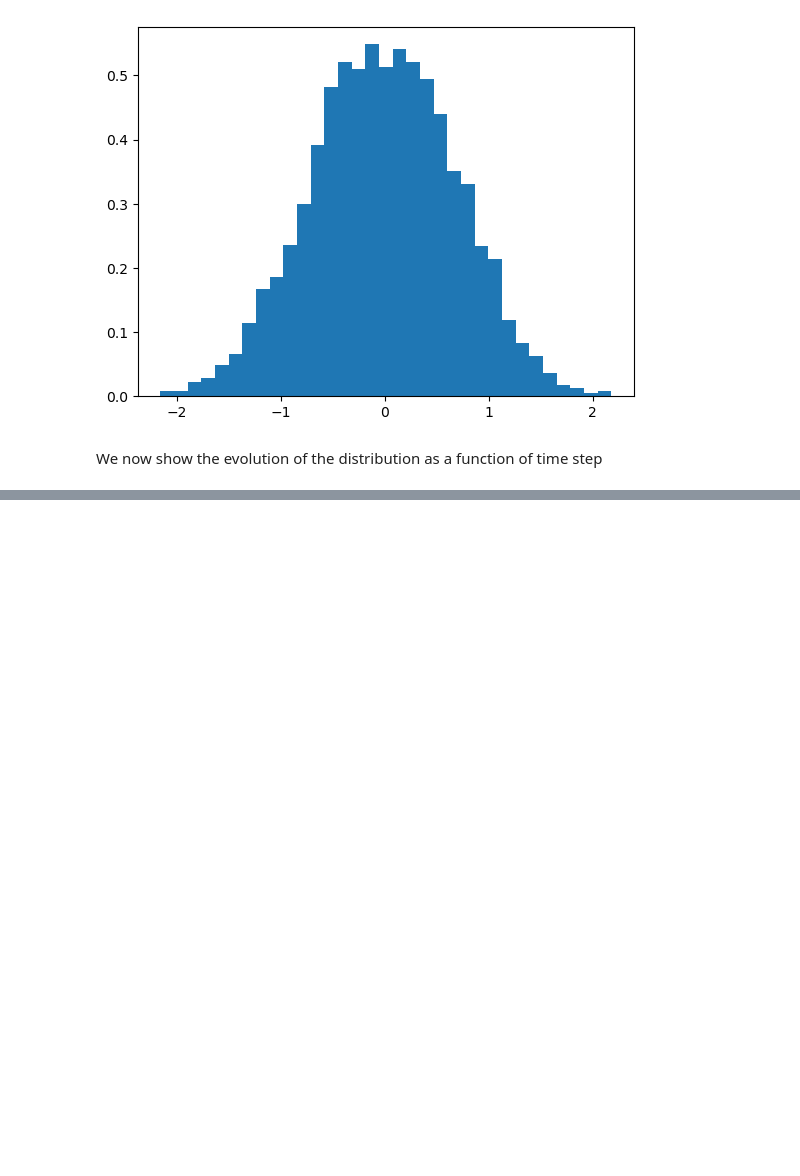
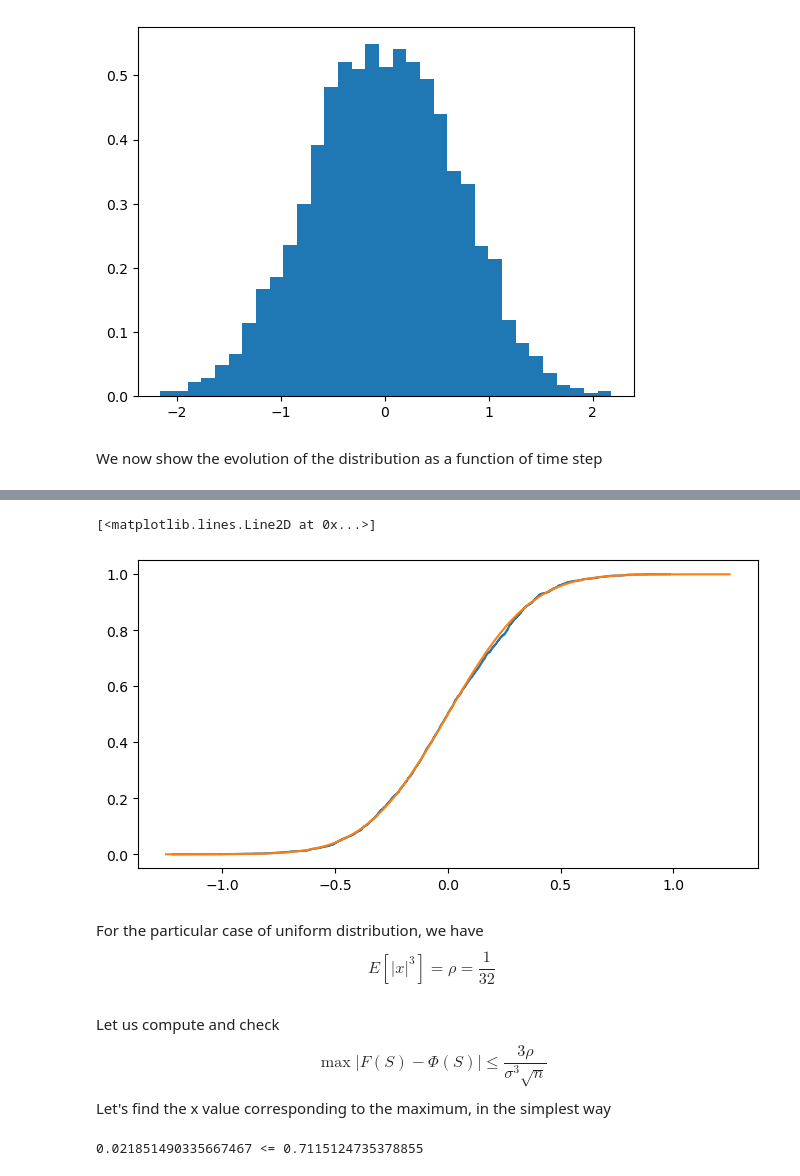
Before and after one commit to feynance/Random_walks, a Jupyter notebook: Random_walks.ipynb, the cells around one changed output, grey strips where cells are left out. Drawn from its saved outputs; the diff is of its cells as text; code cells hidden in the pictures; blank space fills up the shorter version.

```diff
--- a/Random_walks.ipynb
+++ b/Random_walks.ipynb
@@ -143 +145,3 @@ Let's check if at the end of the walk we end up with a Gaussian-like distributio
+# %%
+variance = 1/12              # for a uniform distribution with witdh 1
 # %%
@@ -149,0 +179,14 @@ plt.plot(xx, 1/(np.sqrt(2*np.pi*1/12*lenght))*np.exp(-xx**2/(2*1/12*lenght)), co
+# %%
+fig, ax = plt.subplots(figsize=(8,4))
+xx = np.linspace(-1.25, 1.25, 1000)
+
+F = ecdf(S[-1,:] / np.sqrt(lenght))         # empirical scaled cumulative function
+
+F.cdf.plot(ax)                              # plotted as suggested by scipy documentation
+ax.plot(xx, 0.5*(1+erf(xx/(np.sqrt(2*variance))))) # scaled normal cumulative function
+# %% [output]
+[<matplotlib.lines.Line2D at 0x...>]
+[figure, added]
+# %% [markdown]
+For the particular case of uniform distribution, we have
+$$E[|x|^3] = \rho=\frac{1}{32}$$
@@ -149,0 +195,11 @@ plt.plot(xx, 1/(np.sqrt(2*np.pi*1/12*lenght))*np.exp(-xx**2/(2*1/12*lenght)), co
+# %% [markdown]
+Let us compute and check $$ \max{|F(S) - \Phi(S)|} \leq \frac{3\rho}{\sigma^3 \sqrt{n}}$$
+Let's find the x value corresponding to the maximum, in the simplest way
+# %%
+diff = np.abs(F.cdf.evaluate(xx) - 0.5*(1+erf(xx/(np.sqrt(2*variance))))) # sampling of |F(S)-Phi(S)|
+maximum = np.max(diff)  # find the x value for which the gap is maximum
+
+bound = 3*rho/(np.sqrt(variance**3 * lenght))
+print(maximum, "<=", bound)
+# %% [output]
+0.021851490335667467 <= 0.7115124735378855
```
Also changed, not shown: parts of 13 cells of this notebook.
